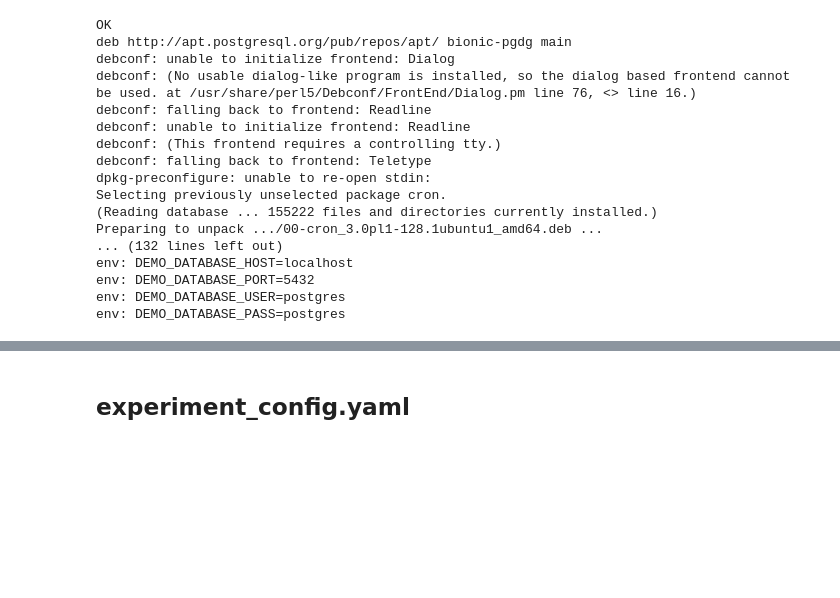
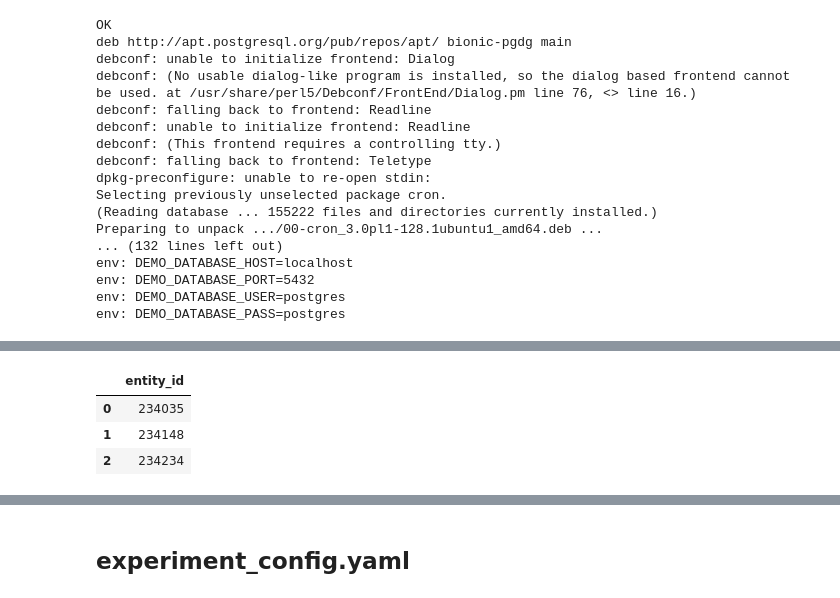
Before and after one commit to dssg/triage, a Jupyter notebook: example/colab/colab_triage.ipynb, the cells around one changed output, grey strips where cells are left out. Drawn from its saved outputs; the diff is of its cells as text; code cells hidden in the pictures; blank space fills up the shorter version.

```diff
--- a/example/colab/colab_triage.ipynb
+++ b/example/colab/colab_triage.ipynb
@@ -79,0 +180,14 @@ Successfully installed Dickens-1.0.1 Flask-0.12.2 Flask-Bootstrap-3.3.7.1 Mako-1
+# %%
+example_as_of_date = '2012-08-07'
+
+pd.read_sql("""
+      SELECT distinct(entity_id)
+      FROM data.projects
+      WHERE date_posted = '{as_of_date}'::date - interval '1day'
+  ;
+  """.format(as_of_date=example_as_of_date), db_engine)
+# %% [output]
+|  | entity_id |
+| 0 | 234035 |
+| 1 | 234148 |
+| 2 | 234234 |
```
Also changed, not shown: parts of 25 cells of this notebook.
